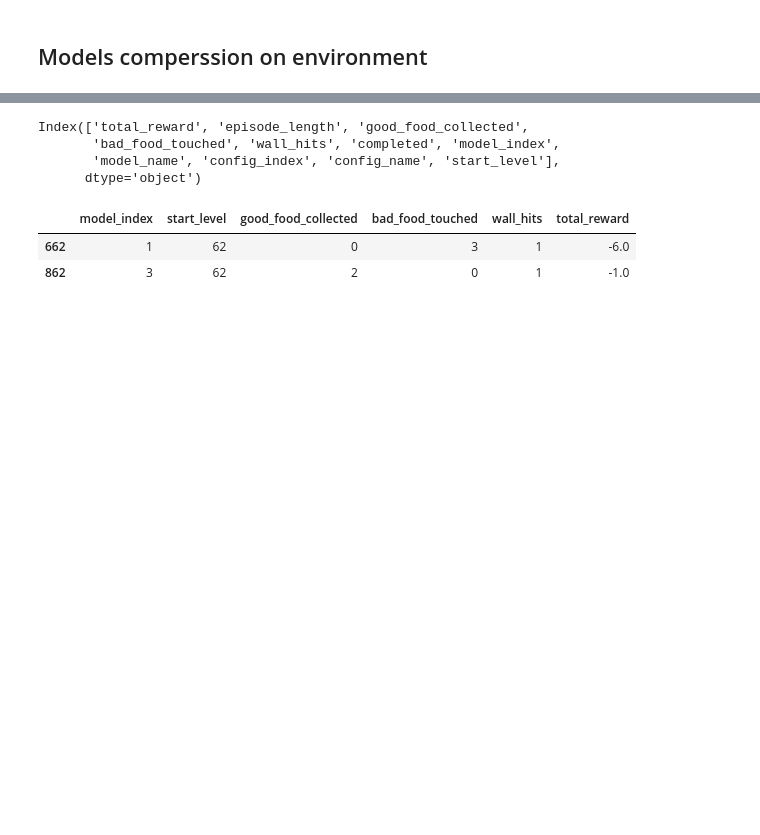
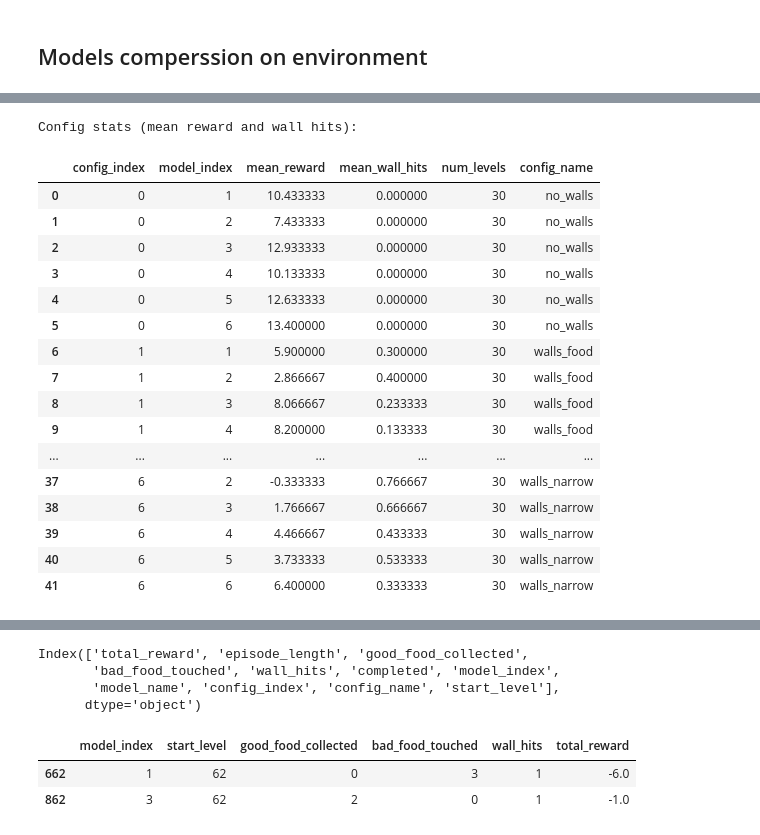
Before and after one commit to matansol/dpu_fruitbot, a Jupyter notebook: evaluate_agents.ipynb, the cells around one changed output, grey strips where cells are left out. Saved outputs shown, nothing was run; the diff lists cells and outputs as text; code cells hidden in the pictures; blank space fills up the shorter version.

```diff
--- a/evaluate_agents.ipynb
+++ b/evaluate_agents.ipynb
@@ -592,0 +641,15 @@ number of levels per config: 9
+# %%
+# number of levels with less the 2 models completing
+levels_with_few_completions = []
+for config_index in orig_models_scores['config_index'].unique():
+    config_df = orig_models_scores[orig_models_scores['config_index'] == config_index]
+    levels = config_df['start_level'].unique()
+
+    for level in levels:
+        level_df = config_df[config_df['start_level'] == level]
+        num_completed = (level_df['wall_hits'] == 0).sum()
+        if num_completed < 2:
+            levels_with_few_completions.append((config_index, level, num_completed))
+print(f"Identified {len(levels_with_few_completions)} levels with less than 2 completions:")
+models_scores_filltered = orig_models_scores[~orig_models_scores.apply(lambda row: (row['config_index'], row['start_level']) in [(c, l) for c, l, n in levels_with_few_completions], axis=1)]
+print(f"Remaining levels after filtering: {models_scores_filltered.shape[0]/6}")
@@ -592,0 +659,9 @@ number of levels per config: 9
+# %%
+# levels_with_few_completions list for each config index
+
+levels_few_completions_by_config = {}
+for config_index in orig_models_scores['config_index'].unique():
+    levels_few_completions_by_config[config_index] = [l for c, l, n in levels_with_few_completions if c == config_index]
+for config_index, levels in levels_few_completions_by_config.items():
+    print(f"Config index {config_index} has {len(levels)} levels with less than 2 completions")
+levels_few_completions_by_config
@@ -627,2 +897,6 @@ display(models_dist2)
 # %% [markdown]
 ## Models comperssion on environment
+# %%
+from dpu_clf import ENV_CONFIG_DEFINITIONS
+config_names = {i: ENV_CONFIG_DEFINITIONS[i]['option_name'] for i in range(7)}
+config_names
@@ -629,3 +911,35 @@ display(models_dist2)
+# %%
+# models mean scores and finishing rate per config
+config_stats = models_scores.groupby(['config_index', 'model_index']).agg({
+    'total_reward': 'mean',
+    'wall_hits': 'mean',
+    'start_level': 'count'
+}).rename(columns={'total_reward': 'mean_reward', 'wall_hits': 'mean_wall_hits', 'start_level': 'num_levels'}).reset_index()
+
+# Add config name using the existing config_names dictionary
+config_stats['config_name'] = config_stats['config_index'].map(config_names)
+
+print(f"Config stats (mean reward and wall hits):")
+config_stats
+# %% [output]
+Config stats (mean reward and wall hits):
+|  | config_index | model_index | mean_reward | mean_wall_hits | num_levels | config_name |
+| 0 | 0 | 1 | 10.433333 | 0.000000 | 30 | no_walls |
+| 1 | 0 | 2 | 7.433333 | 0.000000 | 30 | no_walls |
+| 2 | 0 | 3 | 12.933333 | 0.000000 | 30 | no_walls |
+| 3 | 0 | 4 | 10.133333 | 0.000000 | 30 | no_walls |
+| 4 | 0 | 5 | 12.633333 | 0.000000 | 30 | no_walls |
+| 5 | 0 | 6 | 13.400000 | 0.000000 | 30 | no_walls |
+| 6 | 1 | 1 | 5.900000 | 0.300000 | 30 | walls_food |
+| 7 | 1 | 2 | 2.866667 | 0.400000 | 30 | walls_food |
+| 8 | 1 | 3 | 8.066667 | 0.233333 | 30 | walls_food |
+| 9 | 1 | 4 | 8.200000 | 0.133333 | 30 | walls_food |
+| ... | ... | ... | ... | ... | ... | ... |
+| 37 | 6 | 2 | -0.333333 | 0.766667 | 30 | walls_narrow |
+| 38 | 6 | 3 | 1.766667 | 0.666667 | 30 | walls_narrow |
+| 39 | 6 | 4 | 4.466667 | 0.433333 | 30 | walls_narrow |
+| 40 | 6 | 5 | 3.733333 | 0.533333 | 30 | walls_narrow |
+| 41 | 6 | 6 | 6.400000 | 0.333333 | 30 | walls_narrow |
 # %%
 #for each 2 models count how many env states (env-config x start_level) model 1 has higher score than model 2 and vice versa, and how many ties
 import pandas as pd
```
Also changed, not shown: parts of 14 cells of this notebook, 8 other files.
